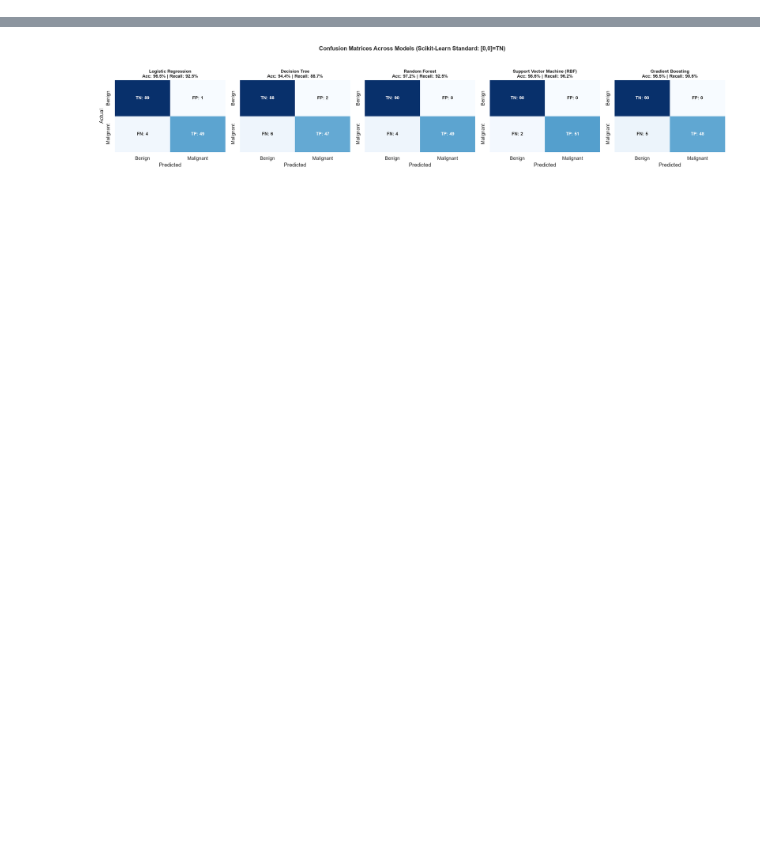
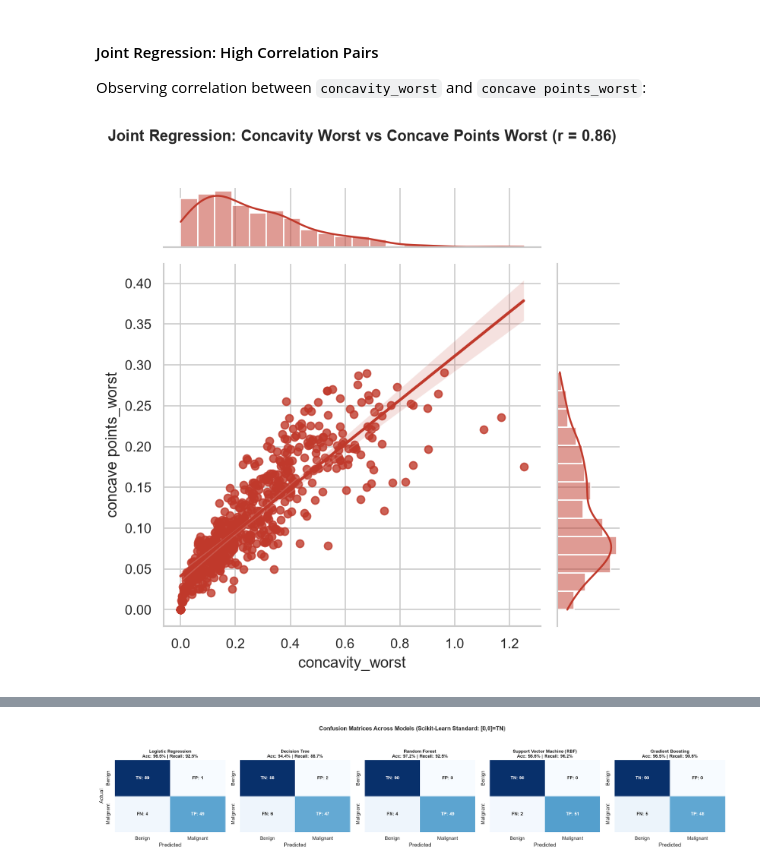
Before and after one commit to serprathamsharma/crest, a Jupyter notebook: breast_cancer_detection.ipynb, the cells around one changed output, grey strips where cells are left out. Saved outputs shown, nothing was run; the diff lists cells and outputs as text; code cells hidden in the pictures; blank space fills up the shorter version.

```diff
--- a/breast_cancer_detection.ipynb
+++ b/breast_cancer_detection.ipynb
@@ -293,0 +122,17 @@ Let's plot side-by-side confusion matrices for all 5 models:
+# %% [markdown]
+#### Joint Regression: High Correlation Pairs
+Observing correlation between `concavity_worst` and `concave points_worst`:
+# %%
+g = sns.jointplot(
+    x="concavity_worst",
+    y="concave points_worst",
+    data=X_df,
+    kind="reg",
+    color="#c0392b",
+    height=6,
+)
+g.fig.suptitle("Joint Regression: Concavity Worst vs Concave Points Worst (r = 0.86)", y=1.02, fontsize=12, weight="bold")
+plt.tight_layout()
+plt.show()
+# %% [output]
+[figure, added]
```
Also changed, not shown: parts of 44 cells of this notebook, 9 other files.
